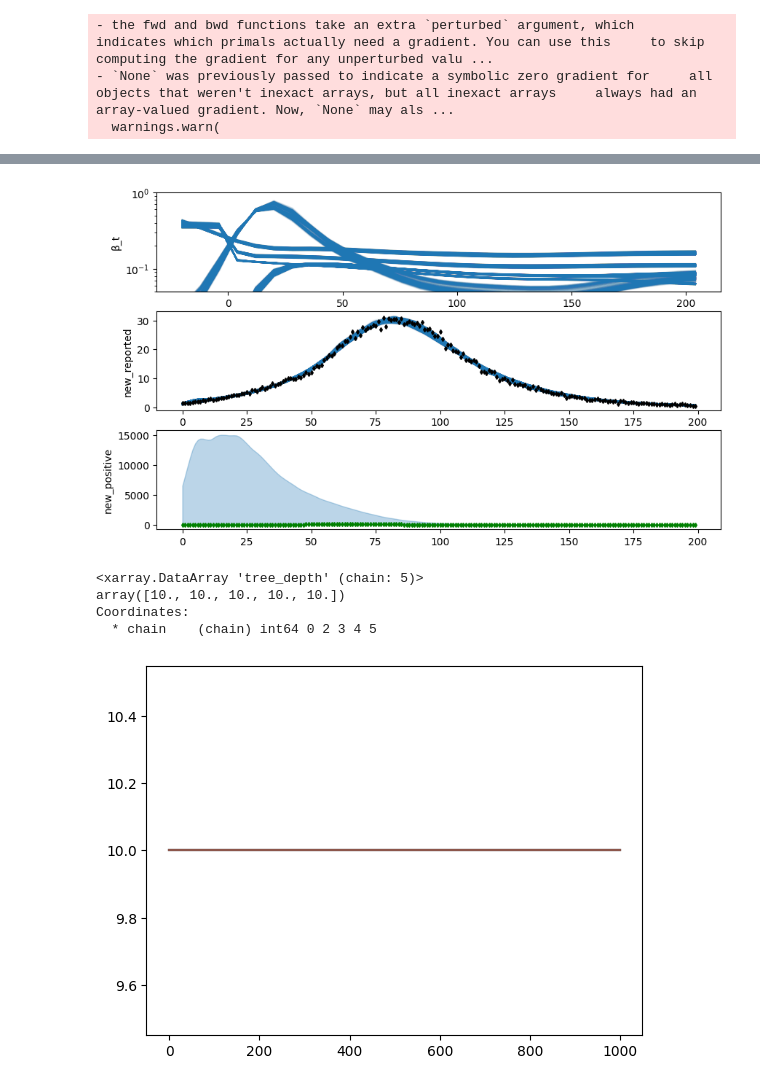
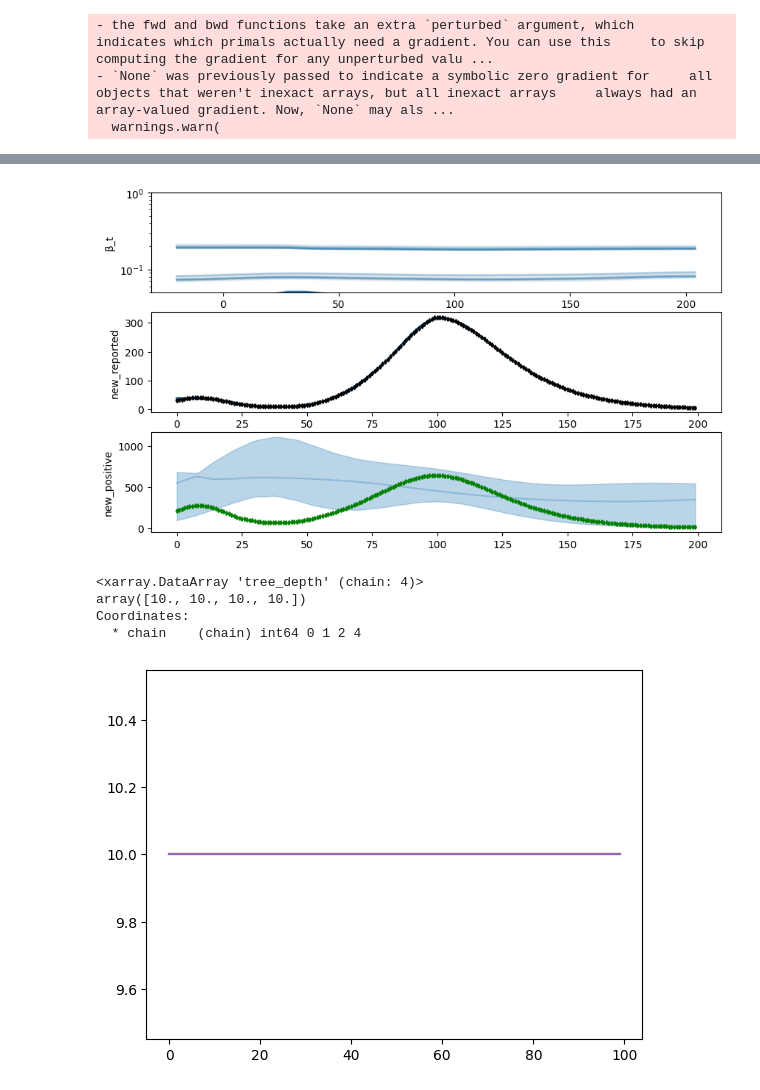
Before and after one commit to waldie11/covid19_ode_inference, a Jupyter notebook: notebooks/seropositivity_model.ipynb, the cells around one changed output, grey strips where cells are left out. Saved outputs shown, nothing was run; the diff lists cells and outputs as text; code cells hidden in the pictures.

```diff
--- a/notebooks/seropositivity_model.ipynb
+++ b/notebooks/seropositivity_model.ipynb
@@ -25,6 +26,21 @@ t_seropos_data = np.array([1,75,180])
 seropos_data_subs = seropos_data[t_seropos_data]
 len_sim = len(cases_data)
 time=t_cases_data
+# %%
+id_func = lambda x: x
+remove_beg_end = lambda x: x[1:-1]
+data1 = np.loadtxt("../cp_test_g4/example1.csv", skiprows=1, delimiter=",", converters={0:id_func, 1:remove_beg_end, 2:remove_beg_end})
+data2 = np.loadtxt("../cp_test_g4/example1_SIR.csv", skiprows=1, delimiter=",", converters={0:id_func, 1:remove_beg_end, 2:remove_beg_end, 3:remove_beg_end})
+N=100_000
+cases_data = data1[:, 2]
+t_cases_data = np.arange(len(cases_data))
+seropos_data = (1 - data2[:, 1]/N)
+dead_data = np.cumsum(data2[:,1]*0.0005)[1:]
+t_seropos_data = np.array([1,75,180])
+t_seropos_data = np.array(list(range(1,200,20)))
+seropos_data_subs = seropos_data[t_seropos_data]
+len_sim = len(cases_data)
+time=t_cases_data
 # %%
 model = cov19_ode.examples.model_cases_seropositivity_dead(
     N,
@@ -35,6 +51,7 @@ model = cov19_ode.examples.model_cases_seropositivity_dead(
     dead_data=dead_data,
     sim_model=False,
     fact_subs=8,
-    cp_reporting_kwargs=dict(num_cps=6),
-    cp_R_kwargs=dict(num_cps=6),
+    cp_reporting_kwargs=dict(num_cps=7),
+    cp_R_kwargs=dict(num_cps=7),
+    cp_fatality_kwargs=dict(num_cps=2,cp_interval=1.),
 )
@@ -95,16 +110,17 @@ init_dict = get_initial_random_points(num_chains, model = cov19_ode.examples.mod
     dead_data=dead_data,
     sim_model=False,
     fact_subs=8,
-    cp_reporting_kwargs=dict(num_cps=6),
-    cp_R_kwargs=dict(num_cps=6),
+    cp_reporting_kwargs=dict(num_cps=7),
+    cp_R_kwargs=dict(num_cps=7),
+    cp_fatality_kwargs=dict(num_cps=2,cp_interval=1.),
     truncater=pm.Truncated
 ))
 
 idata_gen = cov19_ode.custom_sample.my_sample(
 # idata_gen = pm.sample(
     model=model,
-    tune=2000,
-    draws=1000,
+    tune=500,
+    draws=100,
     cores=num_chains,
     discard_tuned_samples=False,
     nuts_sampler="mynumpyro",
@@ -113,7 +129,10 @@ idata_gen = cov19_ode.custom_sample.my_sample(
     nuts_sampler_kwargs=dict(
         chain_method="parallel",
         nuts_kwargs=dict(max_tree_depth=10,
-                         step_size=1,)
+                         find_heuristic_step_size=True,
+                         regularize_mass_matrix=False,
+#                          step_size=1,
+                        )
     ),
     idata_kwargs=dict(
         save_warmup=True,
@@ -138,7 +144,7 @@ There were 992 divergences after tuning. Increase `target_accept` or reparameter
 # %%
 chainsel=[0,1,2,3,4,5]
-chainsel=[0,2,3,4,5]
-
+chainsel=[0,1,2,4]
+# chainsel=[1]
 fig, ax = plt.subplots(2)
 def my_get_subplot(i):
     return ax[i]
@@ -158,7 +164,7 @@ my_get_subplot(1).set_ylabel("log-posterior");
 for i in range(len(ax_sample)):
     ax_sample[i].set_color("C"+str(chainsel[i]))
 
-fig.legend(np.arange(0,6), loc='lower center', bbox_to_anchor=(1, 0.1),
+fig.legend(np.arange(0,len(ax_warmup)), loc='lower center', bbox_to_anchor=(1, 0.1),
           fancybox=True, shadow=True, ncol=1);
 # %% [output]
 No artists with labels found to put in legend.  Note that artists whose label start with an underscore are ignored when legend() is called with no argument.
@@ -199,38 +211,38 @@ plt.ylabel("dead");
 # %%
 f, axes = plt.subplots(3,1, figsize = (10,6))
 t_solve_ODE = model.coords["t_solve_ODE"]
 
 f.sca(axes[0])
 plt.plot(t_solve_ODE, idata.posterior["beta_t"].to_numpy().reshape((-1, len(t_solve_ODE))).T, color="tab:blue", alpha = 0.02);
 plt.ylabel("β_t")
 plt.ylim((0.05,1))
 plt.yscale("log")
 
 f.sca(axes[1])
 plt.plot(idata.posterior["new_reported"].to_numpy().reshape((-1, len_sim)).T, color="tab:blue", alpha = 0.02);
 plt.plot(cases_data, marker="d", color="black", ls="", ms=3);
 plt.ylabel("new_reported")
 
 f.sca(axes[2])
 new_positive_inferred = idata.posterior["new_positive"].to_numpy().reshape((-1, len_sim))
 plt.plot(time, np.median(new_positive_inferred, axis=0), color="tab:blue", alpha = 0.3)
 plt.fill_between(time, *np.percentile(new_positive_inferred, q=(2.5,97.5), axis=0), color="tab:blue", alpha = 0.3)
-plt.plot(data1[:, 1]*0.1, marker="d", color="green", ls="", ms=3);
+plt.plot(data1[:, 1], marker="d", color="green", ls="", ms=3);
 #plt.plot(cases_data, marker="d", color="black", ls="", ms=3);
 plt.ylabel("new_positive");
 # %% [output]
-[figure, old version]
+[figure, new version]
 # %%
 ax_treedepth = plt.plot(idata.sample_stats["tree_depth"].T);
 for i in range(len(ax_treedepth)):
     ax_treedepth[i].set_color("C"+str(chainsel[i]))
 np.mean(idata.sample_stats["tree_depth"], axis=1)
 # %% [output]
-<xarray.DataArray 'tree_depth' (chain: 5)>
-array([10., 10., 10., 10., 10.])
+<xarray.DataArray 'tree_depth' (chain: 4)>
+array([10., 10., 10., 10.])
 Coordinates:
-  * chain    (chain) int64 0 2 3 4 5
+  * chain    (chain) int64 0 1 2 4
-[figure, old version]
+[figure, new version]
 # %%
 import arviz as az
 rhat = az.rhat(idata)
```
Also changed, not shown: parts of 9 cells of this notebook.
